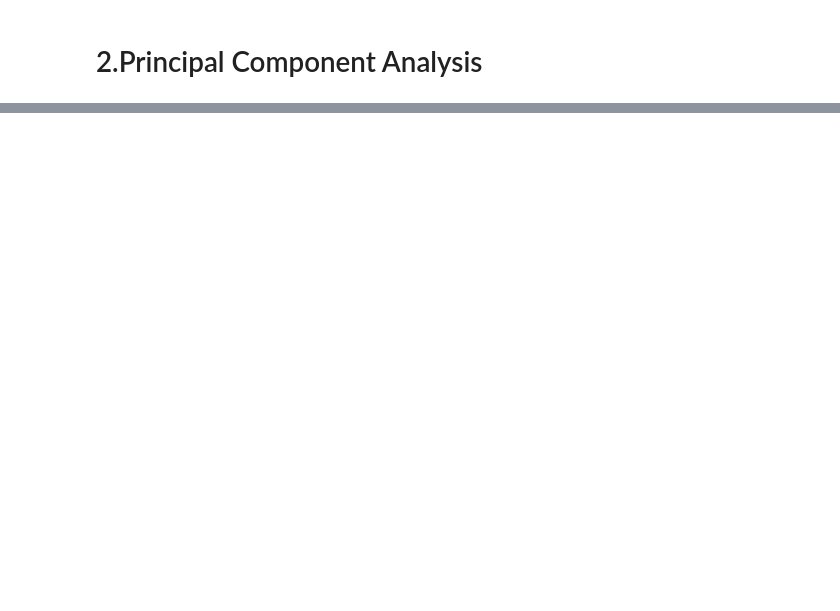
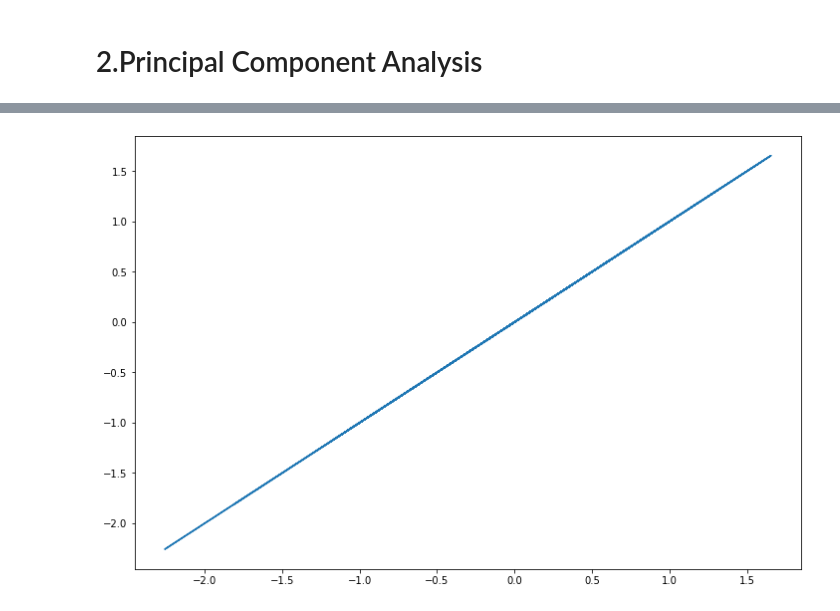
Before and after one commit to mmmcn/data-science-learn, a Jupyter notebook: machinelearning/Coursera-ML-AndrewNg-Exercises/ex7-Kmeans and PCA/main.ipynb, the cells around one changed output, grey strips where cells are left out. Drawn from its saved outputs; the diff is of its cells as text; code cells hidden in the pictures; blank space fills up the shorter version.

```diff
--- a/machinelearning/Coursera-ML-AndrewNg-Exercises/ex7-Kmeans and PCA/main.ipynb
+++ b/machinelearning/Coursera-ML-AndrewNg-Exercises/ex7-Kmeans and PCA/main.ipynb
@@ -299,0 +419,10 @@ plt.show()
+# %%
+def project_data(X, U, k):
+    U_reduce = U[:, :k]
+
+    return X @ U_reduce
+# %%
+# 之后应该使用规范化后的data,之前总是出错的原因就是因为这个
+X_norm = normalize(data)
+Z = project_data(X_norm, U, 1)
+Z
@@ -299,0 +447,7 @@ plt.show()
+# %%
+def recover_data(Z, U, k):
+    U_reduce = U[:, :k]
+    return np.dot(Z, U_reduce.T)
+# %%
+X_recovered = recover_data(Z, U, 1)
+X_recovered
@@ -299,0 +472,6 @@ plt.show()
+# %%
+fig, ax = plt.subplots(figsize=(12, 8))
+ax.plot(X_recovered[:, 0],X_recovered[:, 1])
+plt.show()
+# %% [output]
+[figure, added]
```
Also changed, not shown: parts of 40 cells of this notebook.
